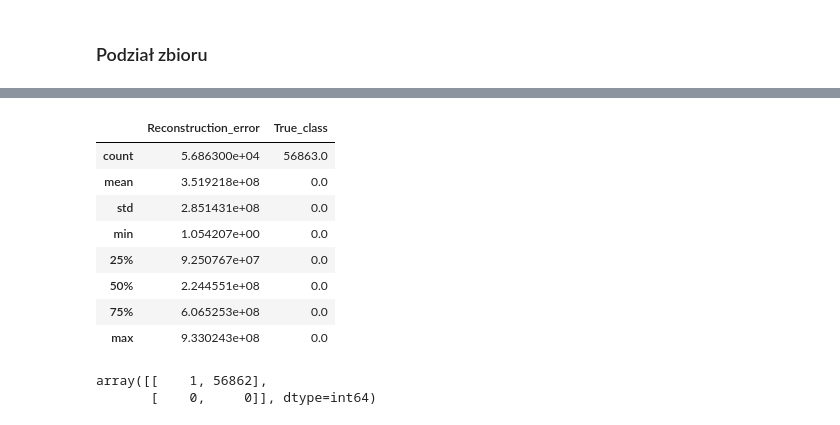
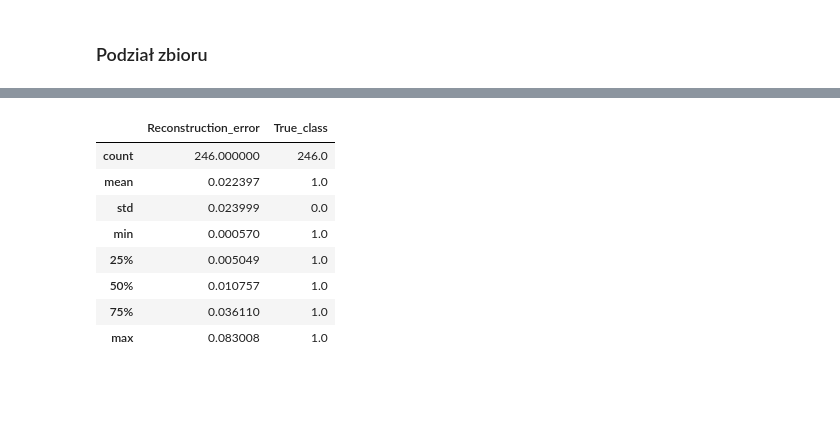
Before and after one commit to MlekoZjad/ML_2024, a Jupyter notebook: Credit fraud.ipynb, the cells around one changed output, grey strips where cells are left out. Drawn from its saved outputs; the diff is of its cells as text; code cells hidden in the pictures; blank space fills up the shorter version.

```diff
--- a/Credit fraud.ipynb
+++ b/Credit fraud.ipynb
@@ -310,16 +370,7 @@ data.head()
 # %%
-from sklearn.model_selection import train_test_split
+# 3 zbiory danych
+# # do uczenia tylko z poprawnymi 90%
+# # walidacyjny tylko niepoprawny 50%
+# # ostatni do stworzenia klasyfikacji z niepoprawnymi  ipopranymi (to co zostało)
 
-#  W danych treningowych TYLKO POPRAWNE transakcje
-
-# Podział danych
-X = data.drop(['Class'], axis=1)
-y = data['Class']
-
-# Filtracja danych treningowych
-X_train = X[y == 0]
-y_train = y[y == 0]
-
-X_train, X_test, y_train, y_test = train_test_split(X_train, y_train, test_size=0.2, random_state=42)
-
-X_train
+# # histogramy błędów
@@ -376,0 +412,11 @@ metrics=[metrics.MeanSquaredError()]
+# %%
+# trenowanie modelu tylko na poprawnuch transakcjach
+history = autoencoder.fit(
+    X_train, X_train,
+    epochs=nb_epoch,
+    batch_size=batch_size,
+    shuffle=True,
+    validation_split=0.2,
+    #validation_data=(X_classification, y_classification)
+    verbose=10
+)
@@ -377,8 +441,9 @@ metrics=[metrics.MeanSquaredError()]
 # %%
 import numpy as np
-test_x_predictions = autoencoder.predict(X_test)
-mse = np.mean(np.power(X_test - test_x_predictions, 2), axis=1)
-error_df = pd.DataFrame({'Reconstruction_error': mse,
-'True_class': y_test})
-error_df.describe()
+
+# walidacja zbioru uczącego na anomaliach
+test_x_predictions_val = autoencoder.predict(X_val)
+mse_val = np.mean(np.power(X_val - test_x_predictions_val, 2), axis=1)
+error_df_val = pd.DataFrame({'Reconstruction_error': mse_val,'True_class' : y_val})
+error_df_val.describe()
 # %% [output]
@@ -386,18 +451,9 @@ error_df.describe()
 |  | Reconstruction_error | True_class |
-| count | 5.686300e+04 | 56863.0 |
-| mean | 3.519218e+08 | 0.0 |
-| std | 2.851431e+08 | 0.0 |
-| min | 1.054207e+00 | 0.0 |
-| 25% | 9.250767e+07 | 0.0 |
-| 50% | 2.244551e+08 | 0.0 |
-| 75% | 6.065253e+08 | 0.0 |
-| max | 9.330243e+08 | 0.0 |
+| count | 246.000000 | 246.0 |
+| mean | 0.022397 | 1.0 |
+| std | 0.023999 | 0.0 |
+| min | 0.000570 | 1.0 |
+| 25% | 0.005049 | 1.0 |
+| 50% | 0.010757 | 1.0 |
+| 75% | 0.036110 | 1.0 |
+| max | 0.083008 | 1.0 |
-# %%
-threshold_fixed = 4
-pred_y = [1 if e > threshold_fixed else 0 for e in
-error_df.Reconstruction_error.values]
-conf_matrix = confusion_matrix(error_df.True_class, pred_y)
-conf_matrix
-# %% [output]
-array([[    1, 56862],
-       [    0,     0]], dtype=int64)
```
Also changed, not shown: parts of 25 cells of this notebook.
